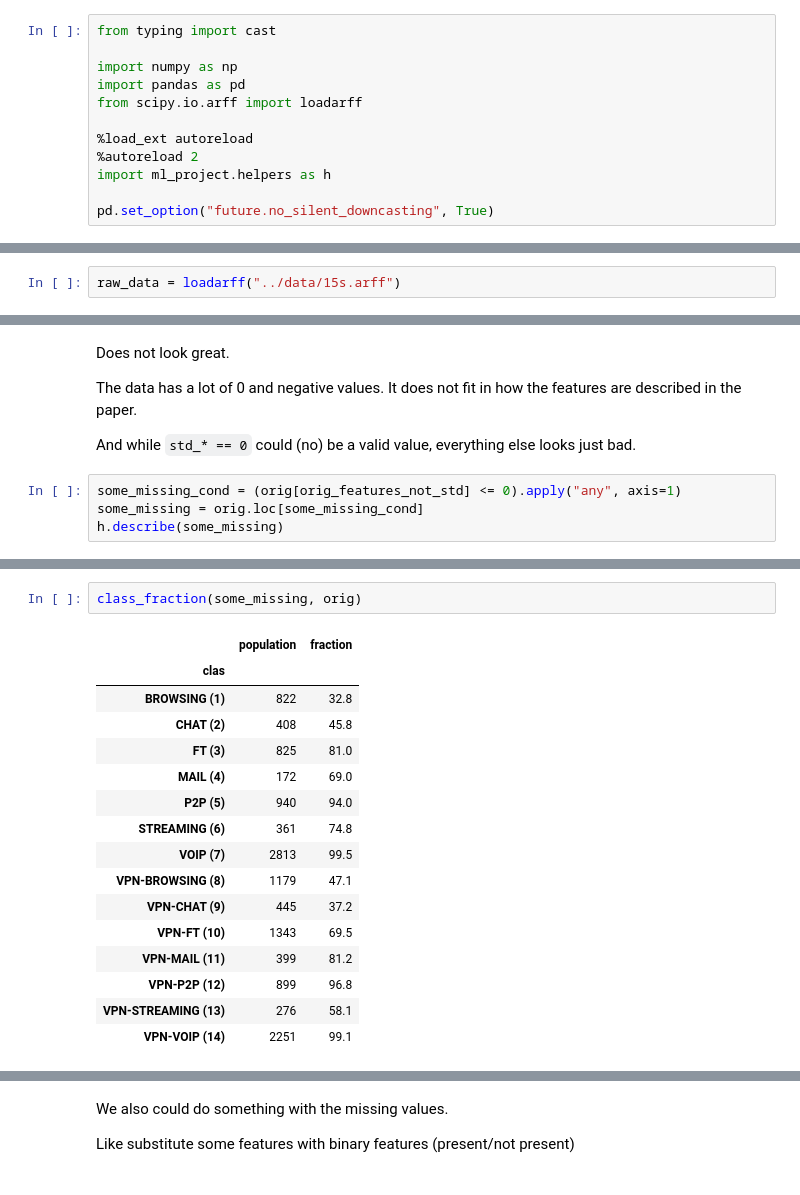
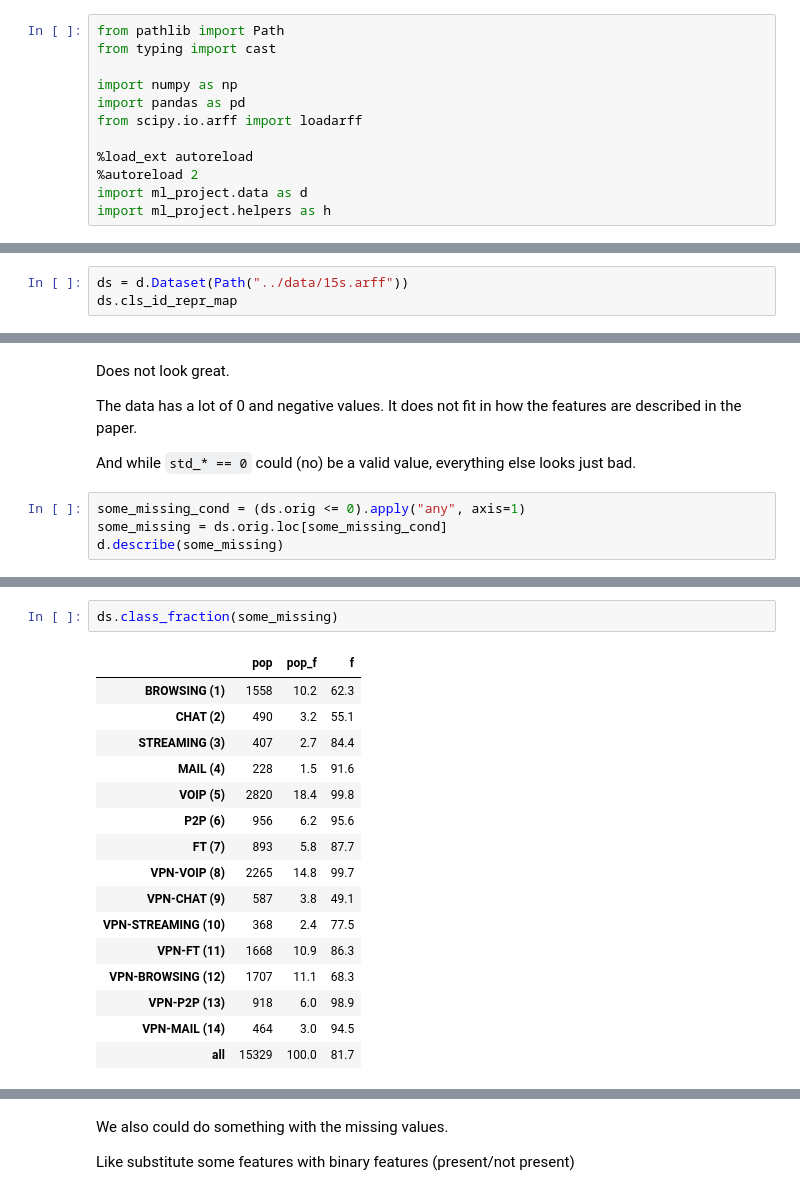
Before and after one commit to shafwanur/thd-ss25-ml-project, a Jupyter notebook: notebooks/05jun-explore.ipynb, the cells around one changed output, grey strips where cells are left out. Drawn from its saved outputs; the diff is of its cells as text.

```diff
--- a/notebooks/05jun-explore.ipynb
+++ b/notebooks/05jun-explore.ipynb
@@ -1,4 +1,5 @@
 # %%
+from pathlib import Path
 from typing import cast
 
 import numpy as np
@@ -7,10 +8,10 @@ from scipy.io.arff import loadarff
 
 %load_ext autoreload
 %autoreload 2
+import ml_project.data as d
 import ml_project.helpers as h
-
-pd.set_option("future.no_silent_downcasting", True)
 # %% [markdown]
 Data files can be downloaded from the nextcloud. VPN2016/Scenario B-ARFF/TimeBasedFeatures-Dataset-15s.arff
 # %%
-raw_data = loadarff("../data/15s.arff")
+ds = d.Dataset(Path("../data/15s.arff"))
+ds.cls_id_repr_map
@@ -140,8 +114,8 @@ The data has a lot of 0 and negative values. It does not fit in how the features
 
 And while `std_* == 0` could (no) be a valid value, everything else looks just bad.
 # %%
-some_missing_cond = (orig[orig_features_not_std] <= 0).apply("any", axis=1)
-some_missing = orig.loc[some_missing_cond]
-h.describe(some_missing)
+some_missing_cond = (ds.orig <= 0).apply("any", axis=1)
+some_missing = ds.orig.loc[some_missing_cond]
+d.describe(some_missing)
 # %% [output]
 |  | count | mean | std | min | 25% | 50% | 75% | max |
@@ -164,20 +138,20 @@ h.describe(some_missing)
 # %%
-class_fraction(some_missing, orig)
+ds.class_fraction(some_missing)
 # %% [output]
-|  | population | fraction |
-| clas |  |  |
-| BROWSING (1) | 822 | 32.8 |
-| CHAT (2) | 408 | 45.8 |
-| FT (3) | 825 | 81.0 |
-| MAIL (4) | 172 | 69.0 |
-| P2P (5) | 940 | 94.0 |
-| STREAMING (6) | 361 | 74.8 |
-| VOIP (7) | 2813 | 99.5 |
-| VPN-BROWSING (8) | 1179 | 47.1 |
-| VPN-CHAT (9) | 445 | 37.2 |
-| VPN-FT (10) | 1343 | 69.5 |
-| VPN-MAIL (11) | 399 | 81.2 |
-| VPN-P2P (12) | 899 | 96.8 |
-| VPN-STREAMING (13) | 276 | 58.1 |
-| VPN-VOIP (14) | 2251 | 99.1 |
+|  | pop | pop_f | f |
+| BROWSING (1) | 1558 | 10.2 | 62.3 |
+| CHAT (2) | 490 | 3.2 | 55.1 |
+| STREAMING (3) | 407 | 2.7 | 84.4 |
+| MAIL (4) | 228 | 1.5 | 91.6 |
+| VOIP (5) | 2820 | 18.4 | 99.8 |
+| P2P (6) | 956 | 6.2 | 95.6 |
+| FT (7) | 893 | 5.8 | 87.7 |
+| VPN-VOIP (8) | 2265 | 14.8 | 99.7 |
+| VPN-CHAT (9) | 587 | 3.8 | 49.1 |
+| VPN-STREAMING (10) | 368 | 2.4 | 77.5 |
+| VPN-FT (11) | 1668 | 10.9 | 86.3 |
+| VPN-BROWSING (12) | 1707 | 11.1 | 68.3 |
+| VPN-P2P (13) | 918 | 6.0 | 98.9 |
+| VPN-MAIL (14) | 464 | 3.0 | 94.5 |
+| all | 15329 | 100.0 | 81.7 |
 # %%
```
Also changed, not shown: parts of 29 cells of this notebook, 3 other files.
